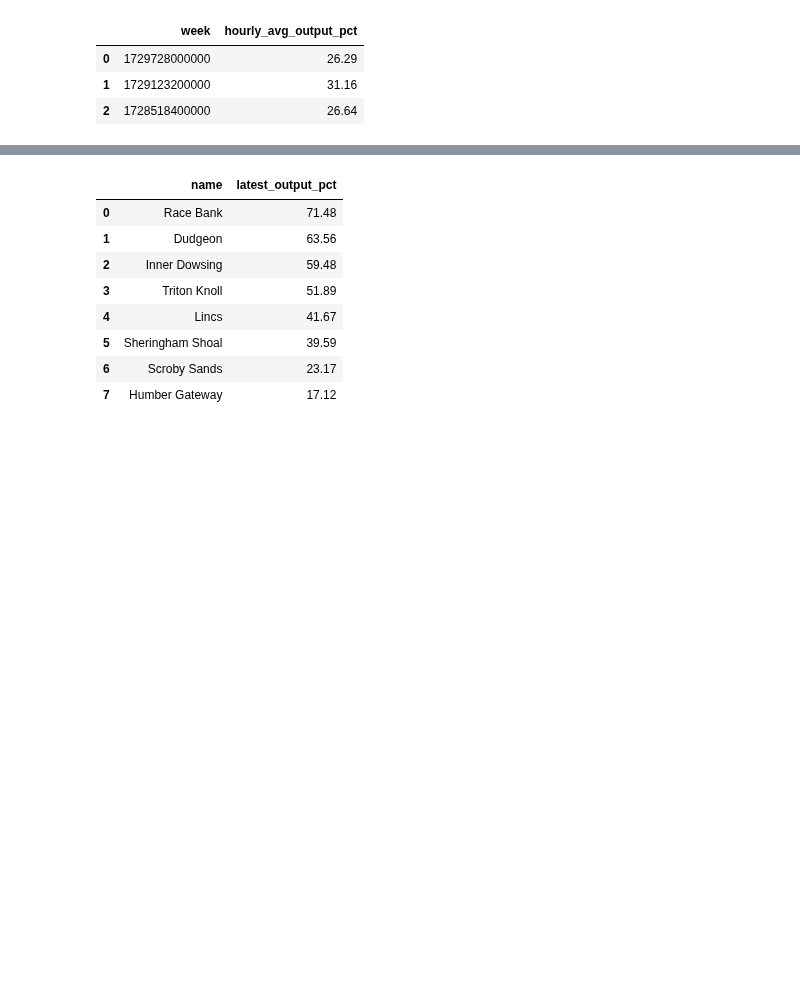
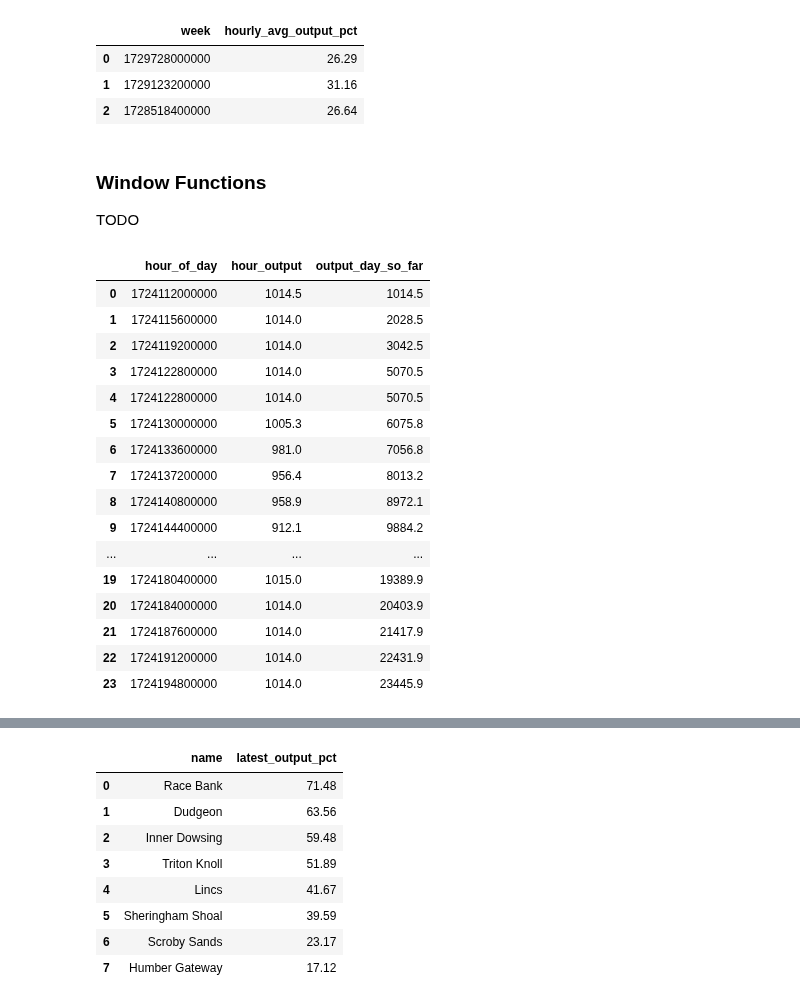
Before and after one commit to crate/cratedb-examples, a Jupyter notebook: topic/multi-model/multi-model-offshore-wind-farms.ipynb, the cells around one changed output, grey strips where cells are left out. Cells and saved outputs as stored; diff of their text form; code cells hidden in the pictures; blank space fills up the shorter version.

Commit message:
Added Window Function query.

```diff
--- a/topic/multi-model/multi-model-offshore-wind-farms.ipynb
+++ b/topic/multi-model/multi-model-offshore-wind-farms.ipynb
@@ -245,0 +262,38 @@ pd.read_sql(query, CONNECTION_STRING)
+# %% [markdown]
+### Window Functions
+
+TODO
+# %%
+query = """
+SELECT
+    ts AS hour_of_day,
+    output AS hour_output,
+    sum(output) OVER (ORDER BY ts ASC) AS output_day_so_far
+FROM
+    windfarm_output
+WHERE
+    windfarmid='SEGRN-1' AND ts >= 1724112000000 AND ts < 1724198400000
+ORDER BY
+    hour_of_day ASC
+LIMIT 12
+"""
+
+pd.read_sql(query, CONNECTION_STRING)
+# %% [output]
+|  | hour_of_day | hour_output | output_day_so_far |
+| 0 | 1724112000000 | 1014.5 | 1014.5 |
+| 1 | 1724115600000 | 1014.0 | 2028.5 |
+| 2 | 1724119200000 | 1014.0 | 3042.5 |
+| 3 | 1724122800000 | 1014.0 | 5070.5 |
+| 4 | 1724122800000 | 1014.0 | 5070.5 |
+| 5 | 1724130000000 | 1005.3 | 6075.8 |
+| 6 | 1724133600000 | 981.0 | 7056.8 |
+| 7 | 1724137200000 | 956.4 | 8013.2 |
+| 8 | 1724140800000 | 958.9 | 8972.1 |
+| 9 | 1724144400000 | 912.1 | 9884.2 |
+| ... | ... | ... | ... |
+| 19 | 1724180400000 | 1015.0 | 19389.9 |
+| 20 | 1724184000000 | 1014.0 | 20403.9 |
+| 21 | 1724187600000 | 1014.0 | 21417.9 |
+| 22 | 1724191200000 | 1014.0 | 22431.9 |
+| 23 | 1724194800000 | 1014.0 | 23445.9 |
```
Also changed, not shown: parts of 17 cells of this notebook.
